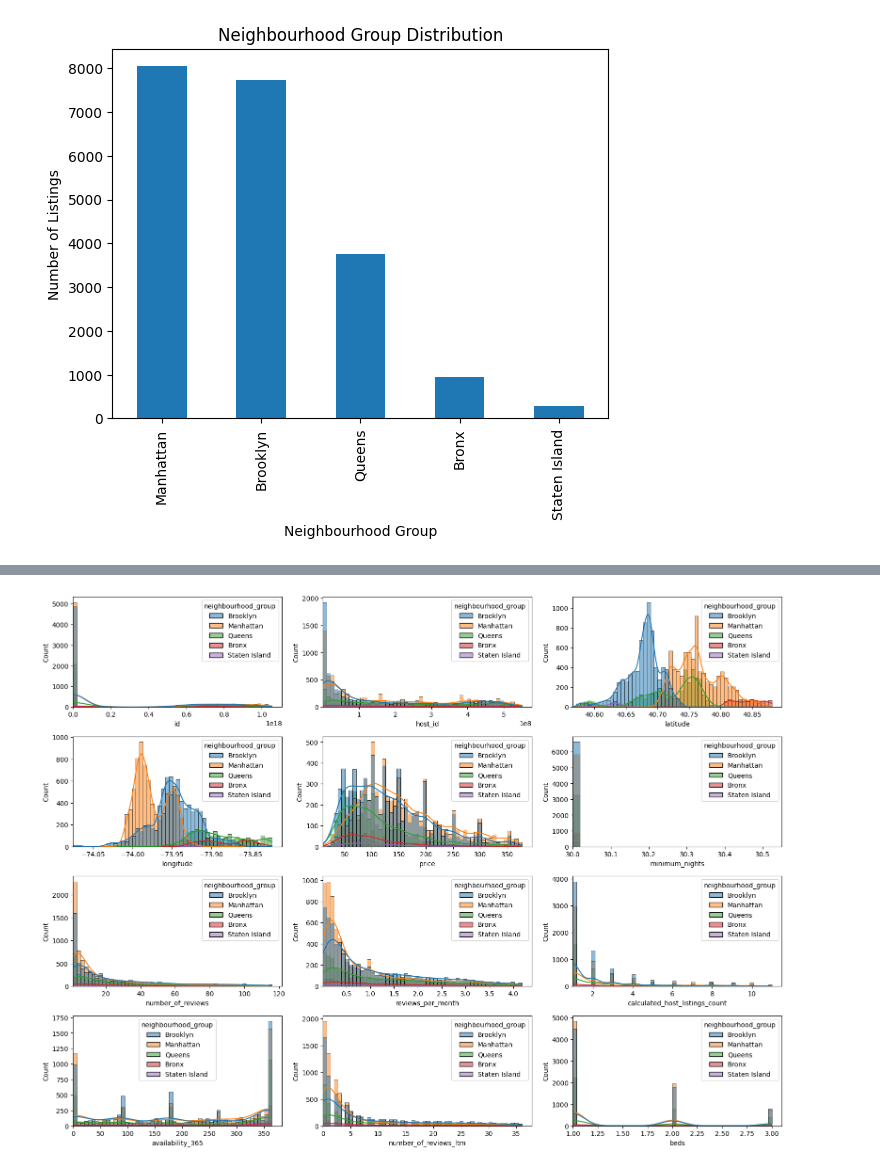
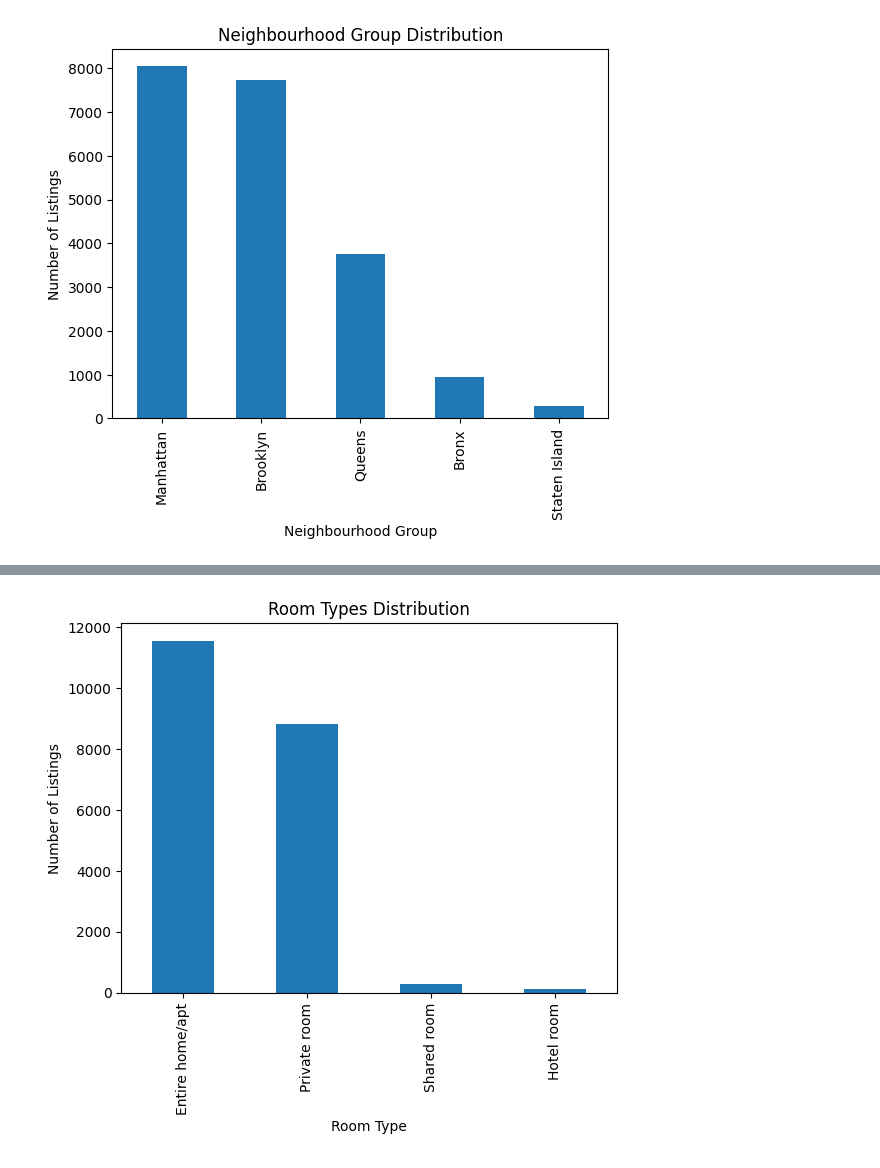
Before and after one commit to Pacholki/ML-2projekcik, a Jupyter notebook: EDA.ipynb, the cells around one changed output, grey strips where cells are left out. Cells and saved outputs as stored; diff of their text form; code cells hidden in the pictures.

```diff
--- a/EDA.ipynb
+++ b/EDA.ipynb
@@ -25,7 +54,17 @@ Data columns (total 22 columns):
  21  baths                           20758 non-null  object
 dtypes: float64(4), int64(8), object(10)
 memory usage: 3.5+ MB
+# %%
+def basic_preprocessing(df):
+    df = df.dropna()
+    df = df.drop_duplicates()
+    df['rating'] = pd.to_numeric(df['rating'], errors='coerce')
+    df['rating'] = df['rating'].fillna(0)
+    df['baths'] = pd.to_numeric(df['baths'], errors='coerce')
+    df['baths'] = df['baths'].fillna(0)
+    return df
 # %%
+df = basic_preprocessing(df)
 df.describe()
 # %% [output]
 |  | id | host_id | latitude | longitude | price | minimum_nights | number_of_reviews | reviews_per_month | ... |
@@ -81,12 +87,8 @@ plt.tight_layout()
-# %%
-fig, axs = plt.subplots(4, 3, figsize=(16, 12))
-axs = axs.flatten()
-k = np.floor(np.sqrt(df.shape[0])).astype(int)
-k2 = np.floor(2*np.cbrt(df.shape[0])).astype(int)
-for i, col in enumerate(numeric_features):
-    df_no_outliers = remove_outliers(df, col)
-    sns.histplot(df, x=df_no_outliers[col], ax=axs[i], bins=k2, hue="neighbourhood_group", kde=True)
-    axs[i].set_xlim(left=min(df_no_outliers[col]))
-plt.tight_layout()
-# %% [output]
-[figure, removed]
+# %%
+fig = pd.Series(df["room_type"]).value_counts().plot(kind = "bar")
+fig.set_title("Room Types Distribution")
+fig.set_ylabel("Number of Listings")
+fig.set_xlabel("Room Type")
+plt.show()
+# %% [output]
+[figure, added]
```
Also changed, not shown: parts of 11 cells of this notebook.
